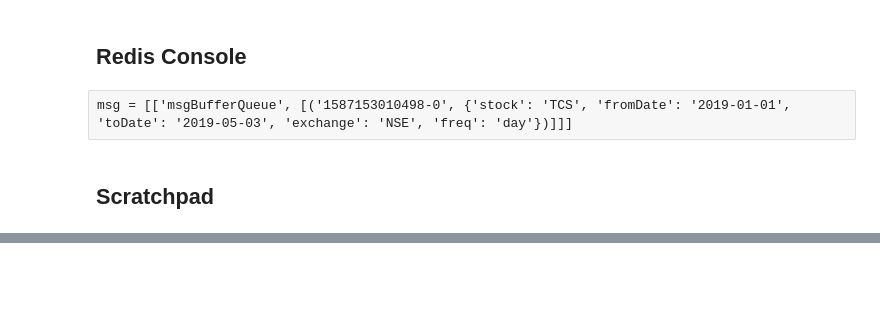
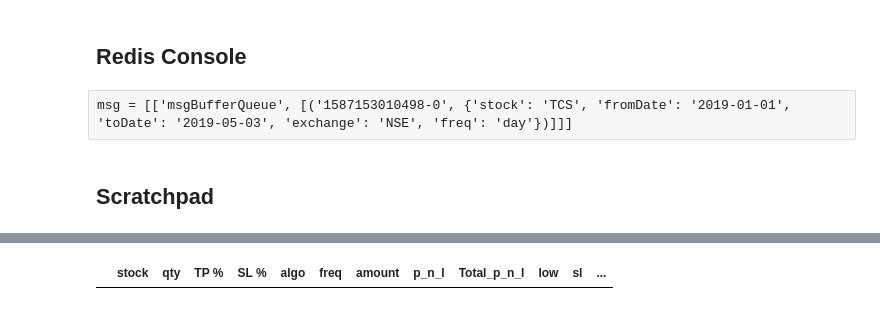
Before and after one commit to suhansaha/algotrader, a Jupyter notebook: src/freedom_v2_unit_test.ipynb, the cells around one changed output, grey strips where cells are left out. Saved outputs shown, nothing was run; the diff lists cells and outputs as text; code cells hidden in the pictures; blank space fills up the shorter version.

Commit message:
Feature: Live trade table implemented

```diff
--- a/src/freedom_v2_unit_test.ipynb
+++ b/src/freedom_v2_unit_test.ipynb
@@ -416,0 +378,5 @@ tmp.index.shape[0]
+# %%
+pd.DataFrame(columns=['stock', 'qty', 'TP %', 'SL %', 'algo', 'freq',
+       'amount', 'p_n_l', 'Total_p_n_l', 'low', 'sl', 'ltp', 'tp', 'high', 'state','last_processed'])
+# %% [output]
+|  | stock | qty | TP % | SL % | algo | freq | amount | p_n_l | Total_p_n_l | low | sl | ... |
```
Also changed, not shown: parts of 47 cells of this notebook, 6 other files.
